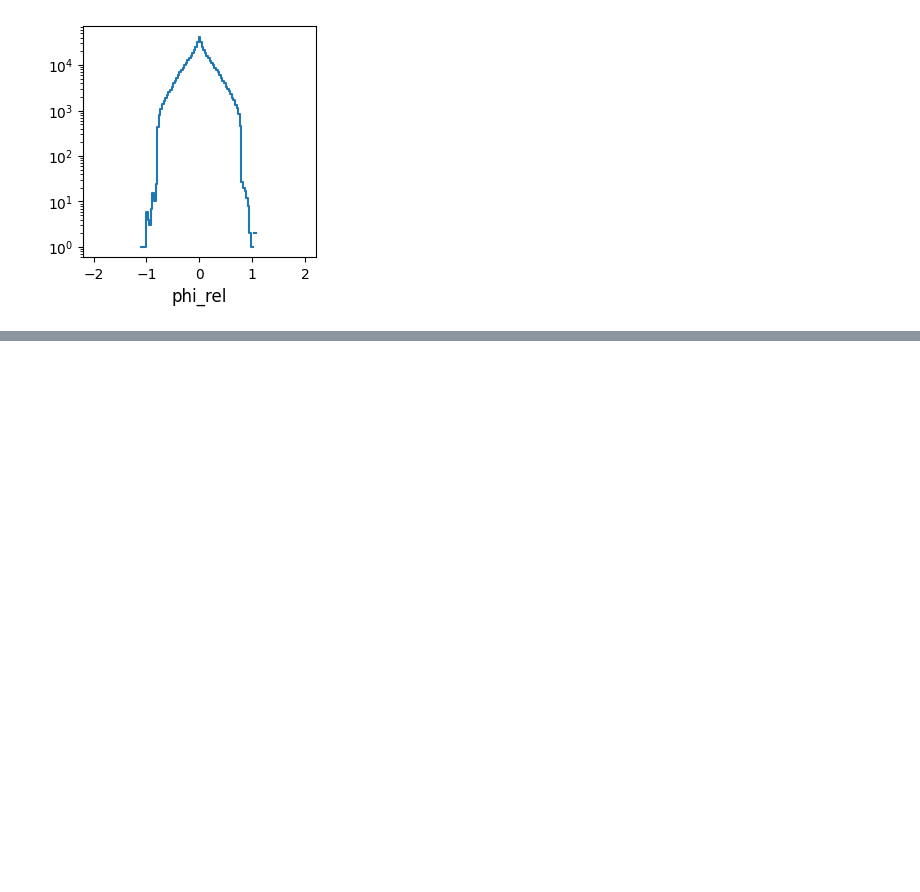
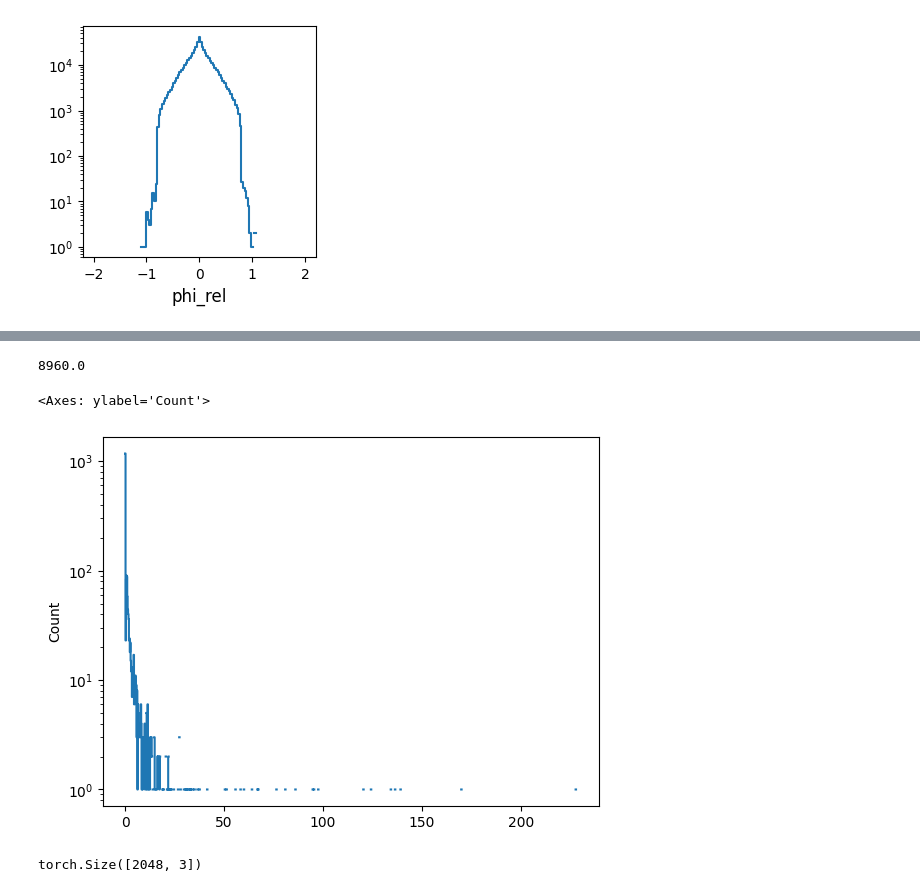
Before and after one commit to dfaroughy/Multimodal-Bridges, a Jupyter notebook: notebooks/train.ipynb, the cells around one changed output, grey strips where cells are left out. Cells and saved outputs as stored; diff of their text form; code cells hidden in the pictures; blank space fills up the shorter version.

```diff
--- a/notebooks/train.ipynb
+++ b/notebooks/train.ipynb
@@ -107,2 +130,30 @@ jets.target.mask
+# %%
+data_module = JetDataModule(config=config, preprocess=False)
+
+# Setup and get train dataloader
+data_module.setup()
+train_loader = data_module.train_dataloader()
+
+# Inspect the first batch
+for batch in train_loader:
+    source, target, context = batch.source, batch.target, batch.context
+    break
+# %%
+
+
+100 * 128*0.7
+# %% [output]
+8960.0
+# %%
+import seaborn as sns
+
+batch.target.mask_modes()
+
+sns.histplot(batch.target.continuous[...,0], element="step", fill=False, log_scale=(False, True))
+# %% [output]
+<Axes: ylabel='Count'>
+[figure, added]
 # %%
-jets.target.continuous
+batch.target.continuous.shape
+# %% [output]
+torch.Size([2048, 3])
```
Also changed, not shown: parts of 18 cells of this notebook, 52 other files.
